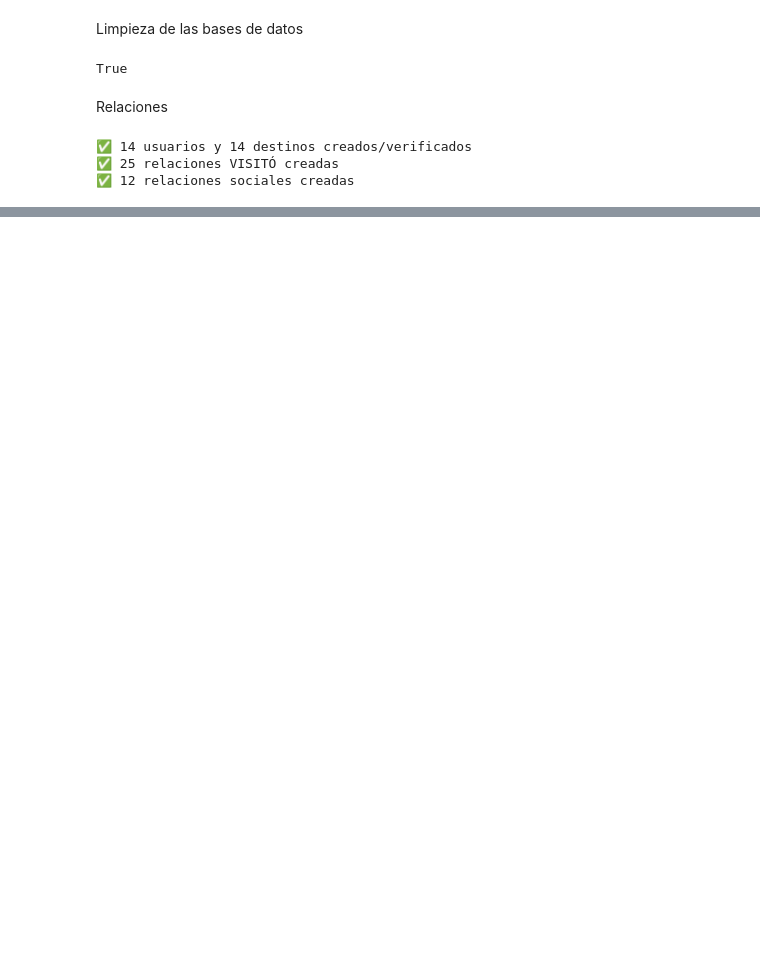
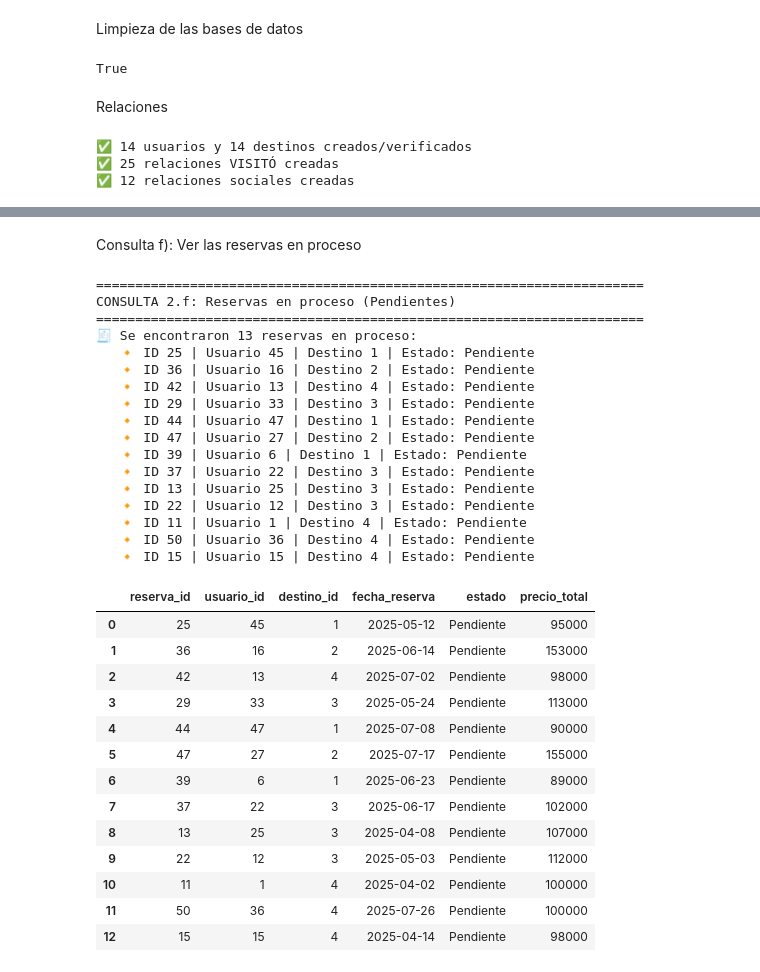
Before and after one commit to Noemi-Gudino/Proyecto-Integrador-BD, a Jupyter notebook: notebooks/Proyecto.ipynb, the cells around one changed output, grey strips where cells are left out. Cells and saved outputs as stored; diff of their text form; code cells hidden in the pictures; blank space fills up the shorter version.

```diff
--- a/notebooks/Proyecto.ipynb
+++ b/notebooks/Proyecto.ipynb
@@ -253,0 +555,77 @@ consulta 1
+# %% [markdown]
+Consulta f): Ver las reservas en proceso
+# %%
+# Versión 1
+
+def consulta_f_reservas_pendientes():
+    """
+    Ver las reservas en proceso (pendientes) almacenadas en Redis.
+    """
+    print("\n" + "="*70)
+    print("CONSULTA 2.f: Reservas en proceso (Pendientes)")
+    print("="*70)
+
+    # Buscamos claves que representen reservas pendientes
+    claves = r.keys("reserva:pendiente:*")
+
+    if not claves:
+        print("⚠️ No hay reservas pendientes en Redis.")
+        return pd.DataFrame(columns=["reserva_id", "usuario_id", "destino_id", "fecha_reserva", "estado", "precio_total"])
+
+    reservas = []
+    for clave in claves:
+        datos = r.hgetall(clave)
+        #Convertimos las claves y valores de bytes a strings
+        #datos = {k.decode("utf-8"): v.decode("utf-8") for k, v in r.hgetall(clave).items()}
+
+
+        reservas.append({
+            "reserva_id": datos.get("reserva_id"),
+            "usuario_id": datos.get("usuario_id"),
+            "destino_id": datos.get("destino_id"),
+            "fecha_reserva": datos.get("fecha_reserva"),
+            "estado": datos.get("estado"),
+            "precio_total": datos.get("precio_total")
+        })
+
+    # Resultados
+    print(f"🧾 Se encontraron {len(reservas)} reservas en proceso:")
+    for rsv in reservas:
+        print(f"   🔸 ID {rsv['reserva_id']} | Usuario {rsv['usuario_id']} | Destino {rsv['destino_id']} | Estado: {rsv['estado']}")
+
+    return pd.DataFrame(reservas)
+
+reservas_en_proceso = consulta_f_reservas_pendientes()
+display(reservas_en_proceso)
+# %% [output]
+======================================================================
+CONSULTA 2.f: Reservas en proceso (Pendientes)
+======================================================================
+🧾 Se encontraron 13 reservas en proceso:
+   🔸 ID 25 | Usuario 45 | Destino 1 | Estado: Pendiente
+   🔸 ID 36 | Usuario 16 | Destino 2 | Estado: Pendiente
+   🔸 ID 42 | Usuario 13 | Destino 4 | Estado: Pendiente
+   🔸 ID 29 | Usuario 33 | Destino 3 | Estado: Pendiente
+   🔸 ID 44 | Usuario 47 | Destino 1 | Estado: Pendiente
+   🔸 ID 47 | Usuario 27 | Destino 2 | Estado: Pendiente
+   🔸 ID 39 | Usuario 6 | Destino 1 | Estado: Pendiente
+   🔸 ID 37 | Usuario 22 | Destino 3 | Estado: Pendiente
+   🔸 ID 13 | Usuario 25 | Destino 3 | Estado: Pendiente
+   🔸 ID 22 | Usuario 12 | Destino 3 | Estado: Pendiente
+   🔸 ID 11 | Usuario 1 | Destino 4 | Estado: Pendiente
+   🔸 ID 50 | Usuario 36 | Destino 4 | Estado: Pendiente
+   🔸 ID 15 | Usuario 15 | Destino 4 | Estado: Pendiente
+|  | reserva_id | usuario_id | destino_id | fecha_reserva | estado | precio_total |
+| 0 | 25 | 45 | 1 | 2025-05-12 | Pendiente | 95000 |
+| 1 | 36 | 16 | 2 | 2025-06-14 | Pendiente | 153000 |
+| 2 | 42 | 13 | 4 | 2025-07-02 | Pendiente | 98000 |
+| 3 | 29 | 33 | 3 | 2025-05-24 | Pendiente | 113000 |
+| 4 | 44 | 47 | 1 | 2025-07-08 | Pendiente | 90000 |
+| 5 | 47 | 27 | 2 | 2025-07-17 | Pendiente | 155000 |
+| 6 | 39 | 6 | 1 | 2025-06-23 | Pendiente | 89000 |
+| 7 | 37 | 22 | 3 | 2025-06-17 | Pendiente | 102000 |
+| 8 | 13 | 25 | 3 | 2025-04-08 | Pendiente | 107000 |
+| 9 | 22 | 12 | 3 | 2025-05-03 | Pendiente | 112000 |
+| 10 | 11 | 1 | 4 | 2025-04-02 | Pendiente | 100000 |
+| 11 | 50 | 36 | 4 | 2025-07-26 | Pendiente | 100000 |
+| 12 | 15 | 15 | 4 | 2025-04-14 | Pendiente | 98000 |
```
Also changed, not shown: parts of 17 cells of this notebook.
